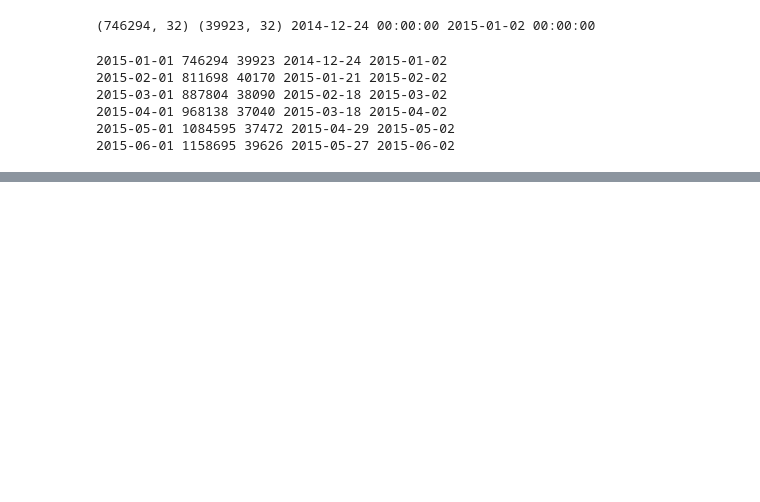
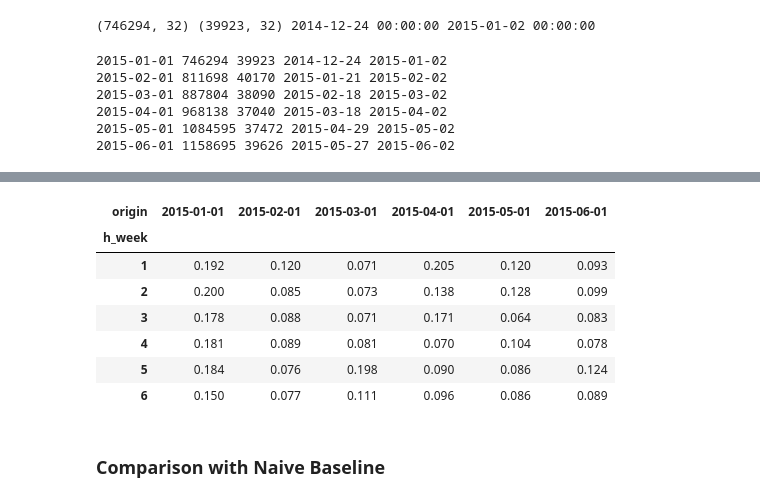
Before and after one commit to AlexPaulien/forecasting-sc, a Jupyter notebook: notebooks/04_lgbm_production.ipynb, the cells around one changed output, grey strips where cells are left out. Drawn from its saved outputs; the diff is of its cells as text; code cells hidden in the pictures; blank space fills up the shorter version.

```diff
--- a/notebooks/04_lgbm_production.ipynb
+++ b/notebooks/04_lgbm_production.ipynb
@@ -132,0 +288,14 @@ for ori in test_origins:
+# %%
+# without sales_ly
+res_no_ly.pivot(index="h_week", columns="origin", values="wmape").round(3)
+# %% [output]
+| origin | 2015-01-01 | 2015-02-01 | 2015-03-01 | 2015-04-01 | 2015-05-01 | 2015-06-01 |
+| h_week |  |  |  |  |  |  |
+| 1 | 0.192 | 0.120 | 0.071 | 0.205 | 0.120 | 0.093 |
+| 2 | 0.200 | 0.085 | 0.073 | 0.138 | 0.128 | 0.099 |
+| 3 | 0.178 | 0.088 | 0.071 | 0.171 | 0.064 | 0.083 |
+| 4 | 0.181 | 0.089 | 0.081 | 0.070 | 0.104 | 0.078 |
+| 5 | 0.184 | 0.076 | 0.198 | 0.090 | 0.086 | 0.124 |
+| 6 | 0.150 | 0.077 | 0.111 | 0.096 | 0.086 | 0.089 |
+# %% [markdown]
+### Comparison with Naive Baseline
```
Also changed, not shown: parts of 31 cells of this notebook, 3 other files.
